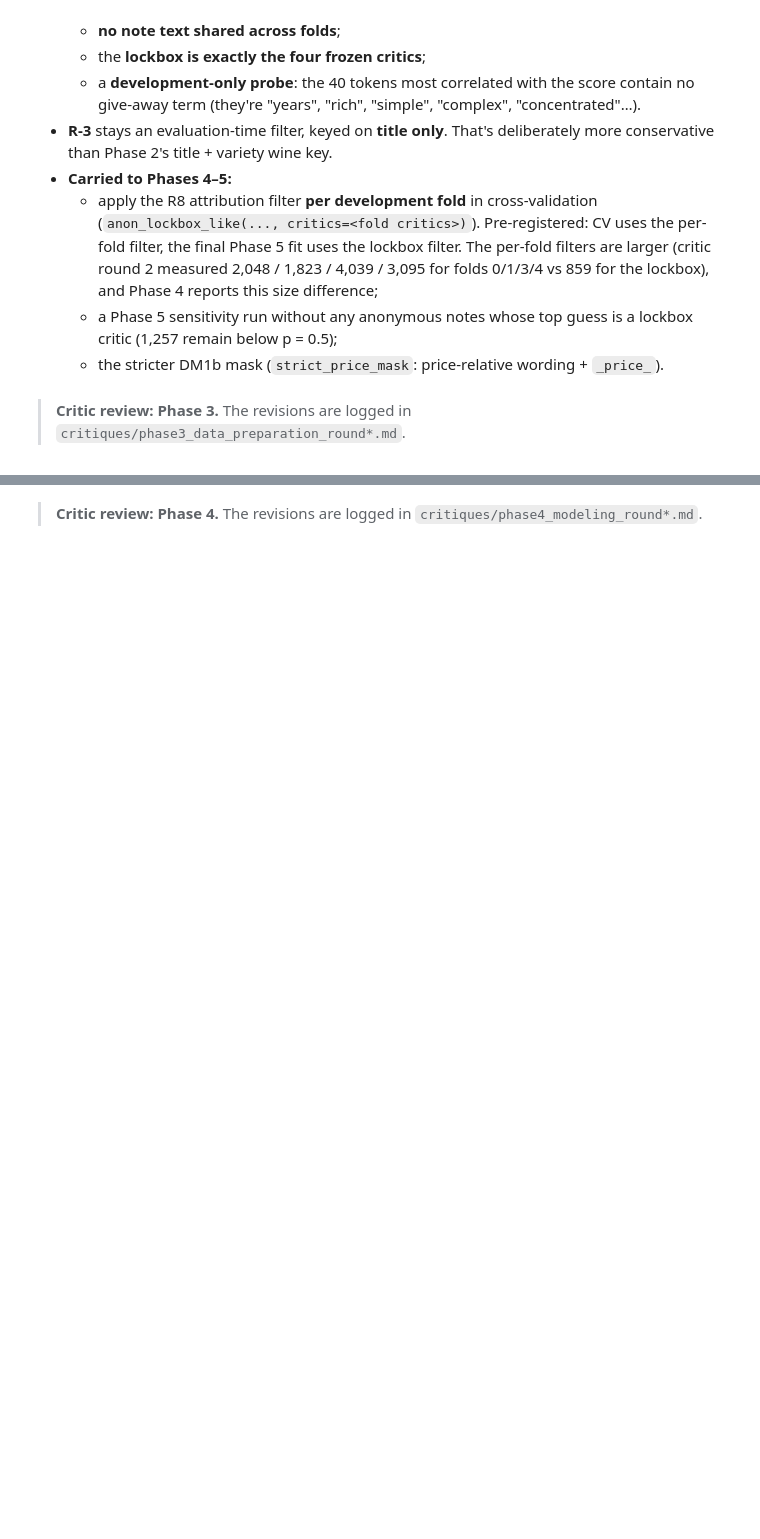
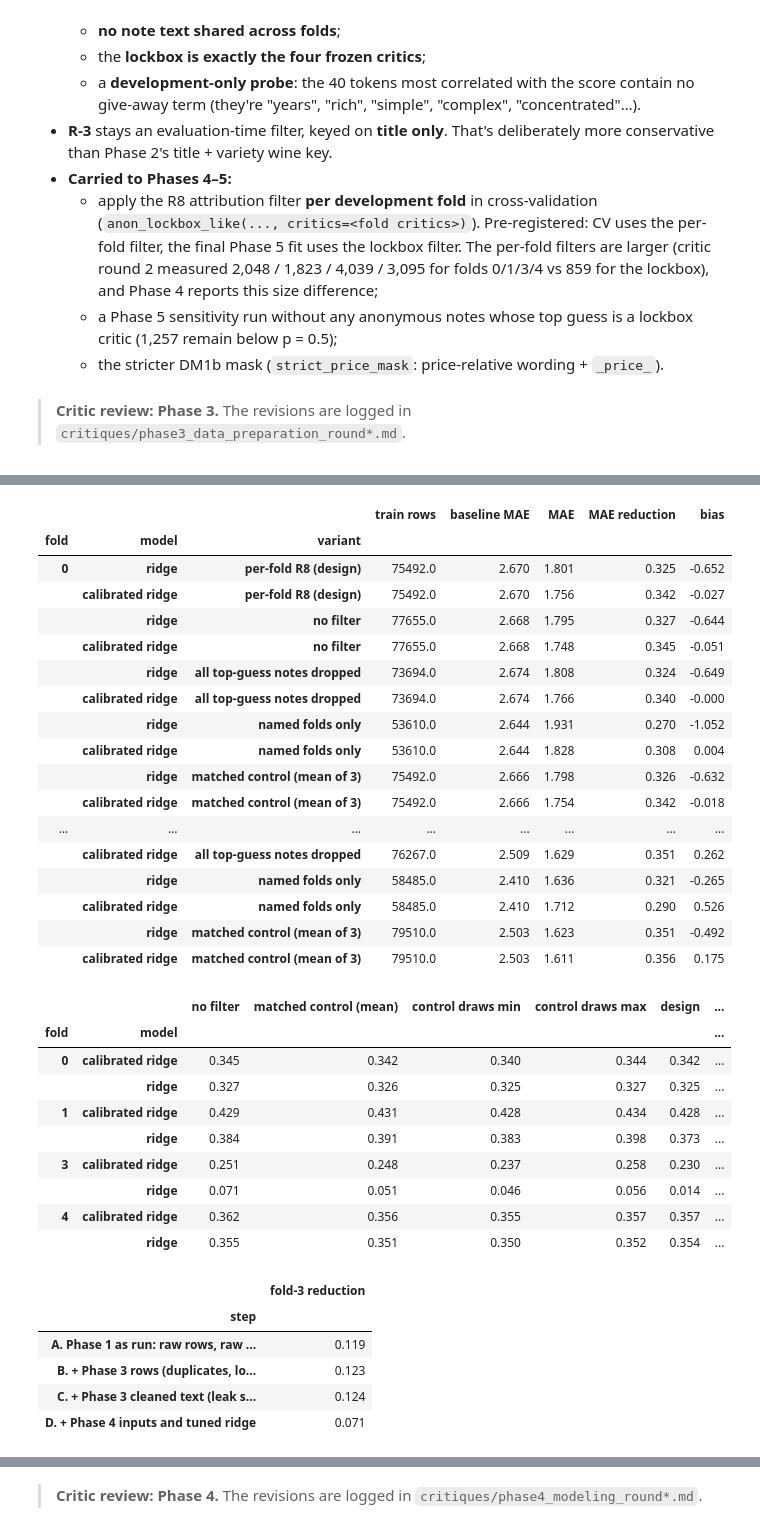
Before and after one commit to anita-agasaveeran/Assignment4, a Jupyter notebook: 01_CRISP-DM_Wine_Value/notebooks/CRISP_DM_Wine_Value.ipynb, the cells around one changed output, grey strips where cells are left out. Cells and saved outputs as stored; diff of their text form; code cells hidden in the pictures; blank space fills up the shorter version.

```diff
--- a/01_CRISP-DM_Wine_Value/notebooks/CRISP_DM_Wine_Value.ipynb
+++ b/01_CRISP-DM_Wine_Value/notebooks/CRISP_DM_Wine_Value.ipynb
@@ -1626,0 +2022,69 @@ model matrix (demo fit on 5,000 development reviews): 5,000 × 8,675 features
+# %%
+# 4.4c (cont.) The per-fold R8 filter, measured properly on all four folds: baseline MAE shown, a matched control separates
+# the style leak from plain data loss, and "all top-guess notes dropped" is the CV analogue of the Phase 5 sensitivity
+abl = pd.concat([ev4.ablation(prep, f, attr_cv, anon_drop_cv, top_fold, r["info"]["ridge alpha"]) for f, r in runs.items()], ignore_index=True)
+abl["variant"] = abl["training set"].str.replace(r"matched control \d", "matched control (mean of 3)", regex=True)
+abl_view = abl.groupby(["fold", "model", "variant"], sort=False)[["train rows", "baseline MAE", "MAE", "MAE reduction", "bias"]].mean()
+display(abl_view.round(3))
+# Decomposition of the filter's effect: data loss (no filter − matched control) vs attribution-specific (control − design)
+red = abl.pivot_table(index=["fold", "model"], columns="training set", values="MAE reduction")
+ctrl = red[[c for c in red.columns if c.startswith("matched control")]]
+decomp = pd.DataFrame({"no filter": red["no filter"], "matched control (mean)": ctrl.mean(axis=1), "control draws min": ctrl.min(axis=1),
+                       "control draws max": ctrl.max(axis=1), "design": red["per-fold R8 (design)"]})
+decomp["data loss (pp)"] = 100 * (decomp["no filter"] - decomp["matched control (mean)"])
+decomp["attribution-specific (pp)"] = 100 * (decomp["matched control (mean)"] - decomp["design"])
+display(decomp.round(3))
+# How much of Phase 1's fold-3 11.9% survives each change? Same fold, one change at a time (no per-fold filter in any row)
+def p1_style(tr, te, text="description"):
+    cols = [text] + QUALITY_INPUTS[1:]
+    m = quick_text_model().fit(tr[cols].rename(columns={text: "description"}), tr["points"])
+    p = m.predict(te[cols].rename(columns={text: "description"}))
+    vc = GroupMeanBaseline().fit(tr, tr["points"]).predict(te)
+    return 1 - mae(te["points"], p) / mae(te["points"], vc)
+from winevalue.splits import drop_titles_seen_in_training
+tr_a, te_a = dev[dev["fold"] != 3], drop_titles_seen_in_training(dev[dev["fold"] == 3], dev[dev["fold"] != 3])
+tr_b = dev_all[dev_all["fold"] != 3]; te_b = drop_titles_seen_in_training(dev_all[dev_all["fold"] == 3], tr_b)
+fp_b = ridge_fit_predict(runs[3]["info"]["ridge alpha"])(tr_b, te_b)
+vc_b = GroupMeanBaseline().fit(tr_b, tr_b["points"]).predict(te_b)
+gap = pd.DataFrame([
+    {"step": "A. Phase 1 as run: raw rows, raw text, untuned text model", "fold-3 reduction": p1_style(tr_a, te_a)},
+    {"step": "B. + Phase 3 rows (duplicates, lockbox R8)", "fold-3 reduction": p1_style(tr_b, te_b)},
+    {"step": "C. + Phase 3 cleaned text (leak stripping)", "fold-3 reduction": p1_style(tr_b, te_b, "note")},
+    {"step": "D. + Phase 4 inputs and tuned ridge", "fold-3 reduction": 1 - mae(te_b["points"], fp_b) / mae(te_b["points"], vc_b)},
+]).set_index("step")
+display(gap.round(3))
+# %% [output]
+|  |  |  | train rows | baseline MAE | MAE | MAE reduction | bias |
+| fold | model | variant |  |  |  |  |  |
+| 0 | ridge | per-fold R8 (design) | 75492.0 | 2.670 | 1.801 | 0.325 | -0.652 |
+|  | calibrated ridge | per-fold R8 (design) | 75492.0 | 2.670 | 1.756 | 0.342 | -0.027 |
+|  | ridge | no filter | 77655.0 | 2.668 | 1.795 | 0.327 | -0.644 |
+|  | calibrated ridge | no filter | 77655.0 | 2.668 | 1.748 | 0.345 | -0.051 |
+|  | ridge | all top-guess notes dropped | 73694.0 | 2.674 | 1.808 | 0.324 | -0.649 |
+|  | calibrated ridge | all top-guess notes dropped | 73694.0 | 2.674 | 1.766 | 0.340 | -0.000 |
+|  | ridge | named folds only | 53610.0 | 2.644 | 1.931 | 0.270 | -1.052 |
+|  | calibrated ridge | named folds only | 53610.0 | 2.644 | 1.828 | 0.308 | 0.004 |
+|  | ridge | matched control (mean of 3) | 75492.0 | 2.666 | 1.798 | 0.326 | -0.632 |
+|  | calibrated ridge | matched control (mean of 3) | 75492.0 | 2.666 | 1.754 | 0.342 | -0.018 |
+| ... | ... | ... | ... | ... | ... | ... | ... |
+|  | calibrated ridge | all top-guess notes dropped | 76267.0 | 2.509 | 1.629 | 0.351 | 0.262 |
+|  | ridge | named folds only | 58485.0 | 2.410 | 1.636 | 0.321 | -0.265 |
+|  | calibrated ridge | named folds only | 58485.0 | 2.410 | 1.712 | 0.290 | 0.526 |
+|  | ridge | matched control (mean of 3) | 79510.0 | 2.503 | 1.623 | 0.351 | -0.492 |
+|  | calibrated ridge | matched control (mean of 3) | 79510.0 | 2.503 | 1.611 | 0.356 | 0.175 |
+|  |  | no filter | matched control (mean) | control draws min | control draws max | design | ... |
+| fold | model |  |  |  |  |  | ... |
+| 0 | calibrated ridge | 0.345 | 0.342 | 0.340 | 0.344 | 0.342 | ... |
+|  | ridge | 0.327 | 0.326 | 0.325 | 0.327 | 0.325 | ... |
+| 1 | calibrated ridge | 0.429 | 0.431 | 0.428 | 0.434 | 0.428 | ... |
+|  | ridge | 0.384 | 0.391 | 0.383 | 0.398 | 0.373 | ... |
+| 3 | calibrated ridge | 0.251 | 0.248 | 0.237 | 0.258 | 0.230 | ... |
+|  | ridge | 0.071 | 0.051 | 0.046 | 0.056 | 0.014 | ... |
+| 4 | calibrated ridge | 0.362 | 0.356 | 0.355 | 0.357 | 0.357 | ... |
+|  | ridge | 0.355 | 0.351 | 0.350 | 0.352 | 0.354 | ... |
+|  | fold-3 reduction |
+| step |  |
+| A. Phase 1 as run: raw rows, raw ... | 0.119 |
+| B. + Phase 3 rows (duplicates, lo... | 0.123 |
+| C. + Phase 3 cleaned text (leak s... | 0.124 |
+| D. + Phase 4 inputs and tuned ridge | 0.071 |
```
Also changed, not shown: parts of 31 cells of this notebook, 45 other files.
